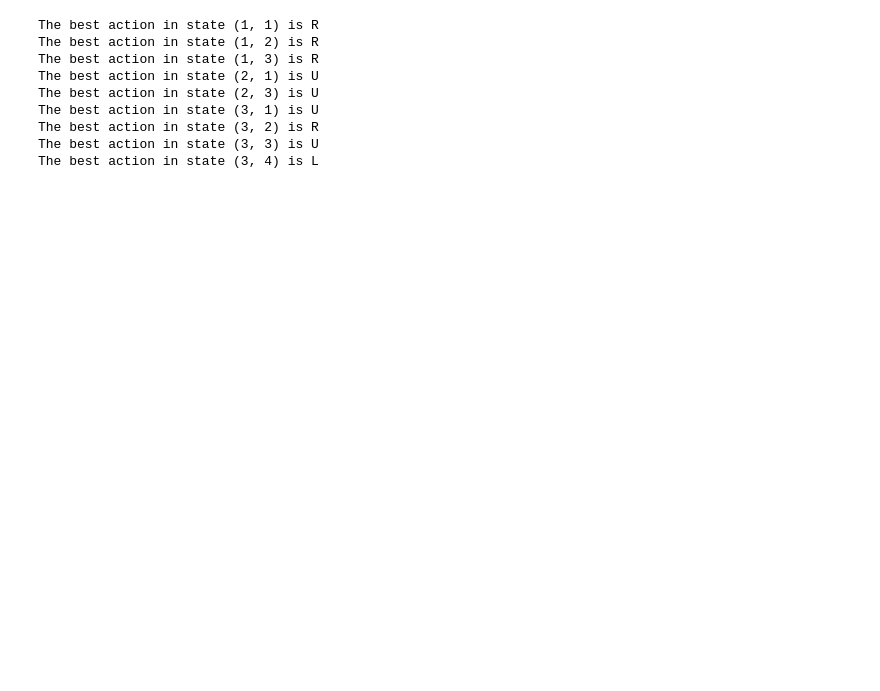
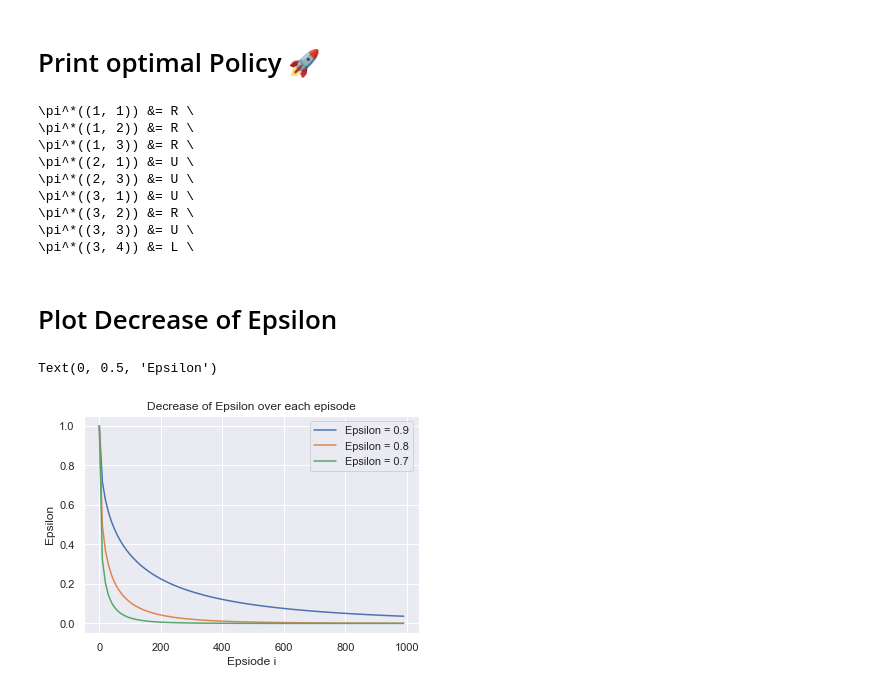
Before and after one commit to negralessio/reinforcementlearning, a Jupyter notebook: q_learning.ipynb, the cells around one changed output. Drawn from its saved outputs; the diff is of its cells as text; code cells hidden in the pictures; blank space fills up the shorter version.

```diff
--- a/q_learning.ipynb
+++ b/q_learning.ipynb
@@ -173,23 +179,48 @@ Random Action 'R' has been taken. Resulting next state is (3,
 | (3, 2) | 0.0000 | 0.00000 | 0.59049 | 0.7290 |
 | (3, 3) | 0.8100 | 0.00000 | 0.65610 | 0.6561 |
 | (3, 4) | -1.0000 | 0.00000 | 0.72900 | 0.0000 |
+# %% [markdown]
+# Print optimal Policy 🚀
 # %%
 # Print optimal policy
 for state in states:
     # Skip terminal states and wall
-    if state == (1, 4) or state == (2, 4) or state == (2,2):
+    if state == (1, 4) or state == (2, 4) or state == (2, 2):
         pass
     # All other non-terminal states
     else:
-        best_action = list(Q.loc[[state], :].idxmax(axis=1).values)[0]
-        print(f"The best action in state {state} is {best_action}")
+        opt_a = list(Q.loc[[state], :].idxmax(axis=1).values)[0]
+        #print(f"The optimal action in state {state} is {opt_a}")
+        print(f"\pi^*({state}) &= {opt_a} \\")
 # %% [output]
-The best action in state (1, 1) is R
-The best action in state (1, 2) is R
-The best action in state (1, 3) is R
-The best action in state (2, 1) is U
-The best action in state (2, 3) is U
-The best action in state (3, 1) is U
-The best action in state (3, 2) is R
-The best action in state (3, 3) is U
-The best action in state (3, 4) is L
+\pi^*((1, 1)) &= R \
+\pi^*((1, 2)) &= R \
+\pi^*((1, 3)) &= R \
+\pi^*((2, 1)) &= U \
+\pi^*((2, 3)) &= U \
+\pi^*((3, 1)) &= U \
+\pi^*((3, 2)) &= R \
+\pi^*((3, 3)) &= U \
+\pi^*((3, 4)) &= L \
+# %% [markdown]
+# Plot Decrease of Epsilon
+# %%
+import seaborn as sns
+import matplotlib.pyplot as plt
+sns.set()
+
+def f(x, epsilon):
+    return epsilon**x**(1/2)
+
+eps = np.arange(0, 1000, 10)
+
+sns.lineplot(eps, f(eps, 0.9))
+sns.lineplot(eps, f(eps, 0.8))
+sns.lineplot(eps, f(eps, 0.7))
+plt.title("Decrease of Epsilon over each episode")
+plt.legend(["Epsilon = 0.9", "Epsilon = 0.8", "Epsilon = 0.7"])
+plt.xlabel("Epsiode i")
+plt.ylabel("Epsilon")
+# %% [output]
+Text(0, 0.5, 'Epsilon')
+[figure, added]
```
Also changed, not shown: parts of 2 cells of this notebook, 12 other files.
